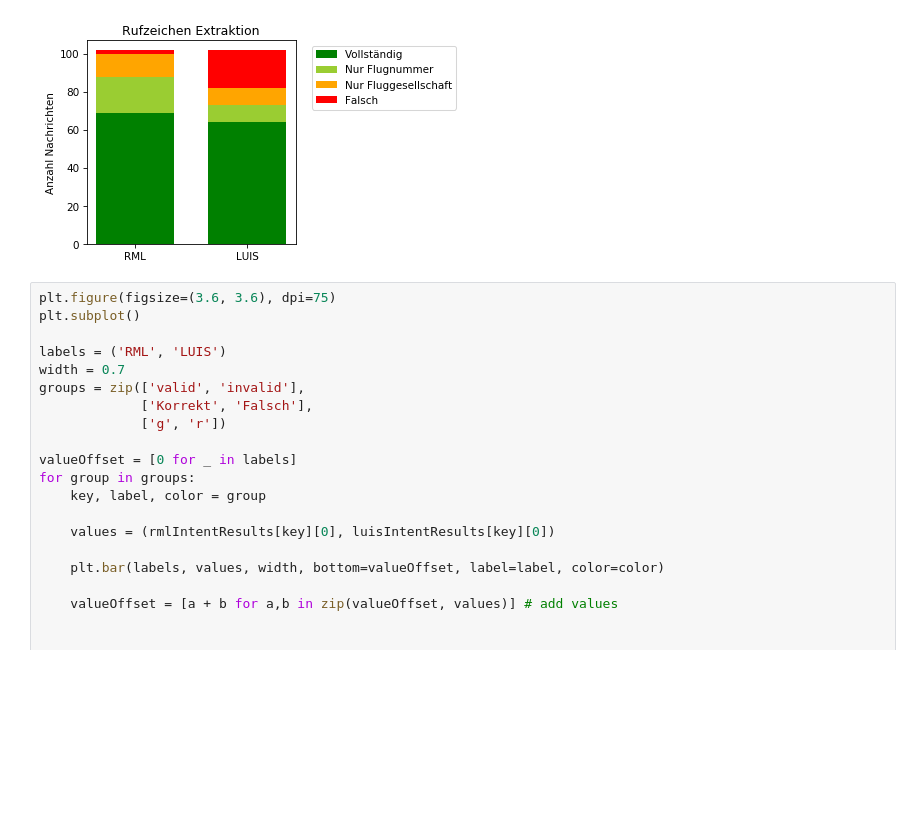
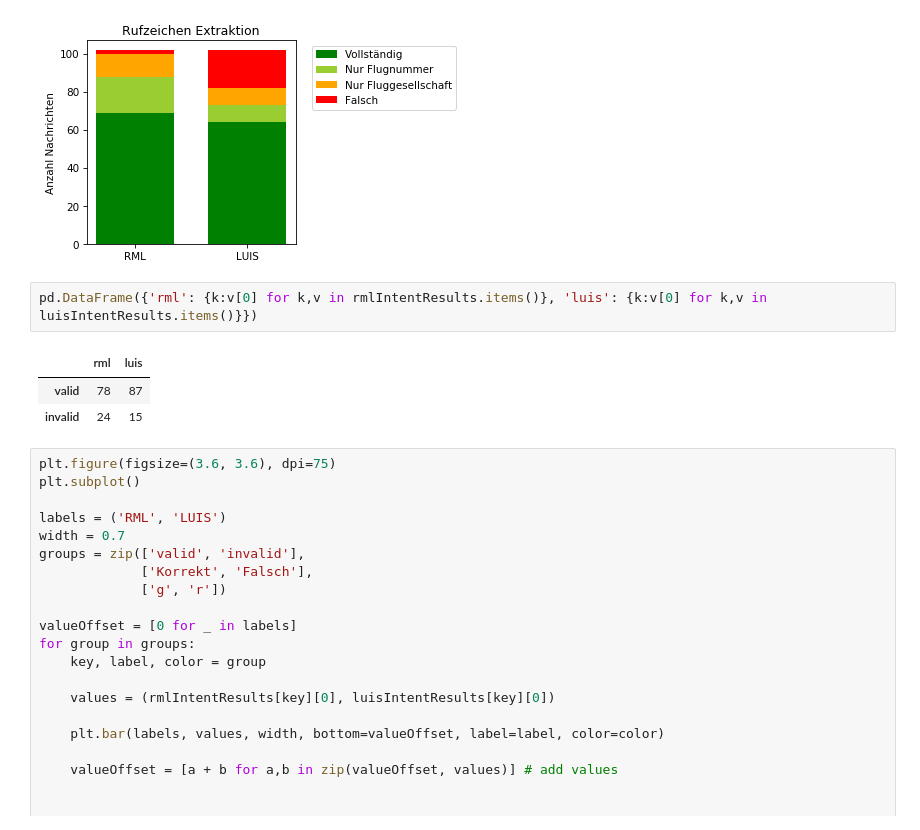
Before and after one commit to vettaioa/FluLoS-Code, a Jupyter notebook: calculation/context/ContextErrorRate.ipynb, the cells around one changed output. Saved outputs shown, nothing was run; the diff lists cells and outputs as text; blank space fills up the shorter version.

```diff
--- a/calculation/context/ContextErrorRate.ipynb
+++ b/calculation/context/ContextErrorRate.ipynb
@@ -1348,6 +1363,12 @@ plt.legend(bbox_to_anchor=(1.05, 1))
 plt.show()
 # %% [output]
 [figure]
+# %%
+pd.DataFrame({'rml': {k:v[0] for k,v in rmlIntentResults.items()}, 'luis': {k:v[0] for k,v in luisIntentResults.items()}})
+# %% [output]
+|  | rml | luis |
+| valid | 78 | 87 |
+| invalid | 24 | 15 |
 # %%
 plt.figure(figsize=(3.6, 3.6), dpi=75)
 plt.subplot()
```
Also changed, not shown: parts of 6 cells of this notebook.
